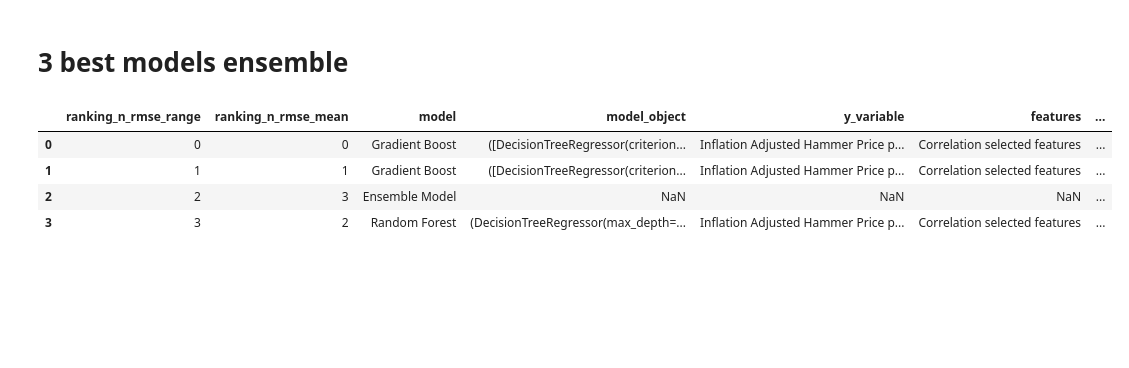
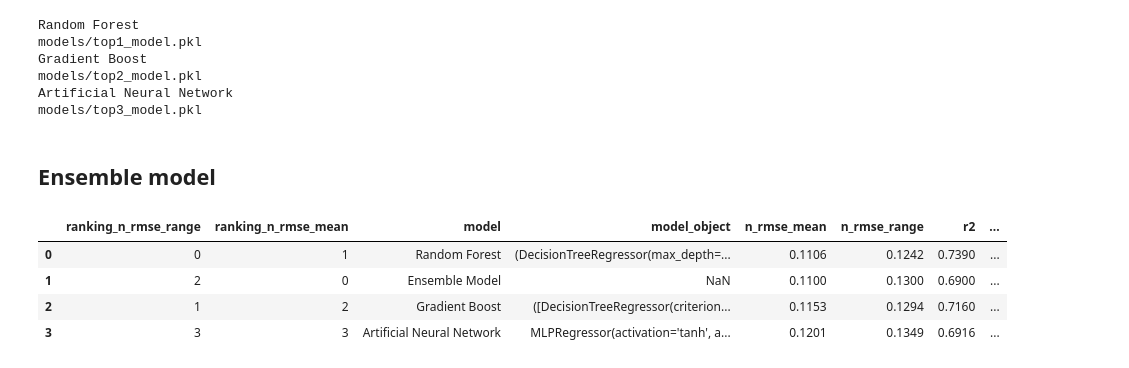
Before and after one commit to joaopaivaa/Cask-Worth, a Jupyter notebook: model.ipynb, the cells around one changed output. Drawn from its saved outputs; the diff is of its cells as text; code cells hidden in the pictures; blank space fills up the shorter version.

Commit message:
minor updates in model notebook

```diff
--- a/model.ipynb
+++ b/model.ipynb
@@ -424,0 +120,2 @@ dump(scaler_x_per_age, 'scalers/scaler_x_per_age.pkl')
+# %%
+df = df.drop(columns=['inf_adj_hammer_price_per_litre_of_alcohol'])
@@ -424,0 +132,8 @@ dump(scaler_x_per_age, 'scalers/scaler_x_per_age.pkl')
+# %%
+scaler_x = StandardScaler()
+
+x_train_scaled = x_train.copy()
+x_train_scaled[['age', 'strength']] = scaler_x.fit_transform(x_train_scaled[['age', 'strength']])
+
+x_test_scaled = x_test.copy()
+x_test_scaled[['age', 'strength']] = scaler_x.transform(x_test_scaled[['age', 'strength']])
@@ -433,10 +144,0 @@ warnings.filterwarnings("ignore")
-# %%
-models_metrics = []
-trained_models = {}
-
-x_features = ['All features', 'Correlation selected features']
-x_features_transformation = ['No transformation', 'Log transformation', 'Box-Cox transformation']
-y_variables = ['Inflation Adjusted Hammer Price',
-               'Inflation Adjusted Hammer Price per Litre of Alcohol',
-               'Inflation Adjusted Hammer Price per Age',
-               'Inflation Adjusted Hammer Price per Litre of Alcohol per Age']
@@ -840,4 +391,0 @@ df_metrics
-# %%
-df_metrics['average_error'] = df_metrics[['n_rmse_mean', 'n_rmse_range']].mean(axis=1)
-df_metrics = df_metrics.sort_values('average_error').reset_index(drop=True).reset_index().rename(columns={'index': 'average_error_ranking'})
-df_metrics
@@ -858,2 +391,0 @@ df_metrics
-# %% [markdown]
-# 3 best models ensemble
@@ -860,66 +394,64 @@ df_metrics
+# %%
+for i in range(3):
+    print(top3_models_info.iloc[i]['model'])
+    print(f"models/top{i+1}_model.pkl")
+    model = top3_models_info.iloc[i]['model_object']
+    dump(model, f"models/top{i+1}_model.pkl")
+# %% [output]
+Random Forest
+models/top1_model.pkl
+Gradient Boost
+models/top2_model.pkl
+Artificial Neural Network
+models/top3_model.pkl
+# %% [markdown]
+## Ensemble model
 # %%
 
 y_pred_ensemble = 0
 
-top3_models_info = df_metrics.head(3)
-
 for i in range(3):
 
     model_info = top3_models_info.iloc[i]
-    y, y_train, y_test, fitted_lambda, x_train, x_test, x_train_scaled, x_test_scaled = set_variables(model_info['y_variable'], model_info['features'], model_info['transformation'])
 
-    if model_info['model'] in ['Linear Regression', 'Support Vector Regression']:
+    if model_info['model'] in ['Linear Regression', 'Support Vector Regression', 'Artificial Neural Network']:
         X = x_test_scaled
     else:
         X = x_test
 
     y_pred = model_info['model_object'].predict(X)
 
-    if model_info['transformation'] == 'Box-Cox transformation':
-        y_pred = inv_boxcox(y_pred, fitted_lambda)
-    elif model_info['transformation'] == 'Log transformation':
-        y_pred = np.exp(y_pred)
-
-    if model_info['y_variable'] == 'Inflation Adjusted Hammer Price per Litre of Alcohol':
-        y_pred = y_pred * x_test['rla'].values
-    elif model_info['y_variable'] == 'Inflation Adjusted Hammer Price per Litre of Alcohol per Age':
-        y_pred = y_pred * x_test['rla'].values * x_test['age'].values
-    elif model_info['y_variable'] == 'Inflation Adjusted Hammer Price per Age':
-        y_pred = y_pred * x_test['age'].values
-
     y_pred_ensemble += y_pred
-
-y, y_train, y_test, fitted_lambda, x_train, x_test, x_train_scaled, x_test_scaled = set_variables('Inflation Adjusted Hammer Price', 'All features', 'No transformation')
 
 y_pred_ensemble = y_pred_ensemble / 3
 
 pred_vs_test = pd.DataFrame({'Actual': y_test.values, 'Predicted': y_pred_ensemble})
 pred_vs_test['Error'] = round(pred_vs_test['Actual'] - pred_vs_test['Predicted'], 2)
 
 n_rmse_mean = np.sqrt(np.mean(pred_vs_test['Error']**2)) / y_test.mean()
 
 n_rmse_range = np.sqrt(np.mean(pred_vs_test['Error']**2)) / (y_test.max() - y_test.min())
 
 r2 = r2_score(y_test, y_pred)
 
 df_ensemble_model = pd.DataFrame([{'model': 'Ensemble Model',
                                     'n_rmse_mean':  round(n_rmse_mean, 2),
                                     'n_rmse_range': round(n_rmse_range, 2),
                                     'r2': round(r2, 2)}])
 
-top3_models_info = top3_models_info[['model', 'model_object', 'y_variable', 'features', 'transformation', 'n_rmse_mean', 'n_rmse_range', 'r2', 'overall_ranking']]
+top3_models_info = top3_models_info[['model', 'model_object', 'n_rmse_mean', 'n_rmse_range', 'r2', 'overall_ranking']]
 
 df_ensemble_model_top3_models = pd.concat([top3_models_info, df_ensemble_model], ignore_index=True)
 
 df_ensemble_model_top3_models = df_ensemble_model_top3_models.sort_values('n_rmse_mean').reset_index(drop=True).reset_index().rename(columns={'index': 'ranking_n_rmse_mean'})
 df_ensemble_model_top3_models = df_ensemble_model_top3_models.sort_values('n_rmse_range').reset_index(drop=True).reset_index().rename(columns={'index': 'ranking_n_rmse_range'})
 df_ensemble_model_top3_models['overall_score'] = df_ensemble_model_top3_models['ranking_n_rmse_mean'] + df_ensemble_model_top3_models['ranking_n_rmse_range']
 df_ensemble_model_top3_models = df_ensemble_model_top3_models.sort_values('overall_score').reset_index(drop=True)
 
 df_ensemble_model_top3_models
 # %% [output]
-|  | ranking_n_rmse_range | ranking_n_rmse_mean | model | model_object | y_variable | features | ... |
-| 0 | 0 | 0 | Gradient Boost | ([DecisionTreeRegressor(criterion... | Inflation Adjusted Hammer Price p... | Correlation selected features | ... |
-| 1 | 1 | 1 | Gradient Boost | ([DecisionTreeRegressor(criterion... | Inflation Adjusted Hammer Price p... | Correlation selected features | ... |
-| 2 | 2 | 3 | Ensemble Model | NaN | NaN | NaN | ... |
-| 3 | 3 | 2 | Random Forest | (DecisionTreeRegressor(max_depth=... | Inflation Adjusted Hammer Price p... | Correlation selected features | ... |
+|  | ranking_n_rmse_range | ranking_n_rmse_mean | model | model_object | n_rmse_mean | n_rmse_range | r2 | ... |
+| 0 | 0 | 1 | Random Forest | (DecisionTreeRegressor(max_depth=... | 0.1106 | 0.1242 | 0.7390 | ... |
+| 1 | 2 | 0 | Ensemble Model | NaN | 0.1100 | 0.1300 | 0.6900 | ... |
+| 2 | 1 | 2 | Gradient Boost | ([DecisionTreeRegressor(criterion... | 0.1153 | 0.1294 | 0.7160 | ... |
+| 3 | 3 | 3 | Artificial Neural Network | MLPRegressor(activation='tanh', a... | 0.1201 | 0.1349 | 0.6916 | ... |
```
Also changed, not shown: parts of 81 cells of this notebook, 2 other files.
